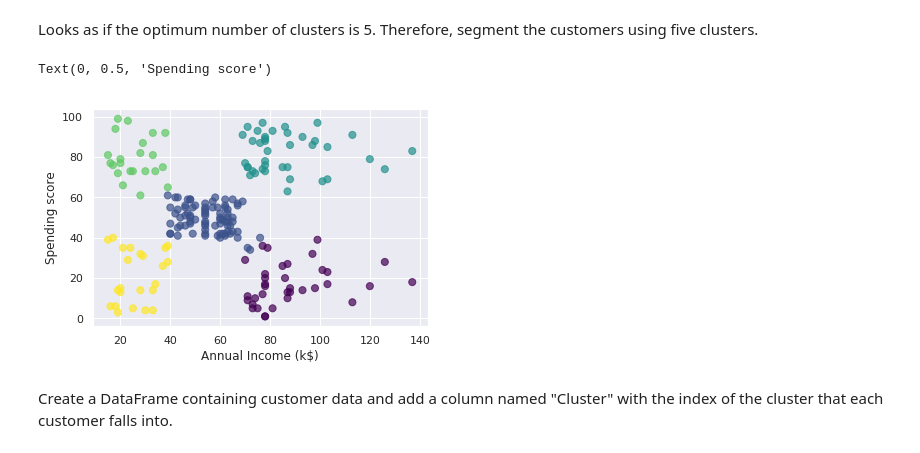
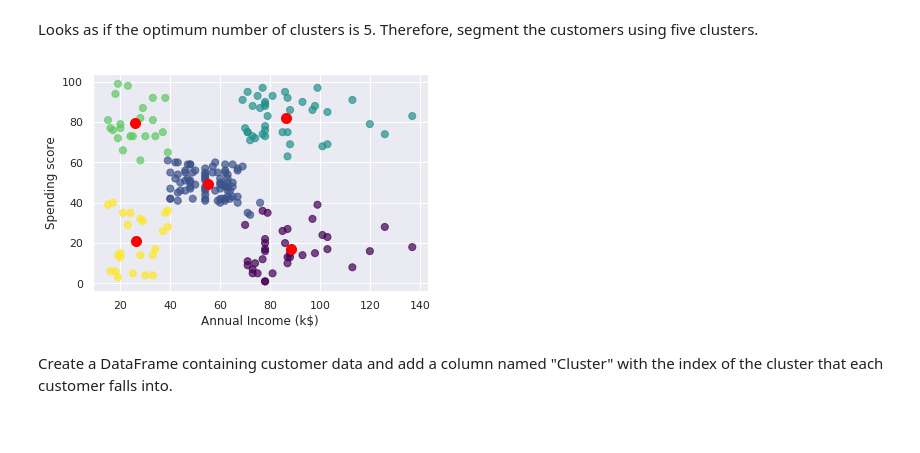
Before and after one commit to jeffprosise/Machine-Learning, a Jupyter notebook: Clustering.ipynb, the cells around one changed output. Cells and saved outputs as stored; diff of their text form; code cells hidden in the pictures.

```diff
--- a/Clustering.ipynb
+++ b/Clustering.ipynb
@@ -90,12 +98,13 @@ plt.scatter(centers[:, 0], centers[:, 1], c='red', s=100);
 # %% [markdown]
 Add a new data point to the mix.
 # %%
-point = [-0.5, 5]
-p = np.array([point])
+point = np.array([[-0.5, 5]])
+px = point[:, 0]
+py = point[:, 1]
 
-plt.scatter(x[:, 0], x[:, 1], c=y_predicted, s=50, alpha=0.7, cmap='viridis')
+plt.scatter(x, y, c=predicted_cluster_indexes, s=50, alpha=0.7, cmap='viridis')
 plt.scatter(centers[:, 0], centers[:, 1], c='red', s=100);
-plt.scatter(p[:, 0], p[:, 1], c='orange', s=200);
+plt.scatter(px, py, c='orange', s=200);
 # %% [output]
 [figure]
 # %% [markdown]
@@ -120,7 +129,7 @@ Show the distance from the point to each center.
 # %%
 d = []
 for i in range(len(centers)):
-    d.append(np.sqrt((p[0][0] - centers[i][0])**2 + (p[0][1] - centers[i][1])**2))
+    d.append(np.sqrt((px - centers[i][0])**2 + (py - centers[i][1])**2))
 
 print(d)
 # %% [output]
@@ -173,5 +178,9 @@ Plot the data points.
 # %%
-plt.scatter(x[:, 0], x[:, 1], s=50, alpha=0.7);
+points = customers.iloc[:, 3:5].values
+x = points[:, 0]
+y = points[:, 1]
+
+plt.scatter(x, y, s=50, alpha=0.7);
 plt.xlabel('Annual Income (k$)')
 plt.ylabel('Spending score')
 # %% [output]
@@ -184,7 +193,7 @@ inertias = []
 
 for i in range(1, 10):
     kmeans = KMeans(n_clusters=i, random_state=0)
-    kmeans.fit(x)
+    kmeans.fit(points)
     inertias.append(kmeans.inertia_)
 
 plt.plot(range(1, 10), inertias)
@@ -197,19 +206,17 @@ Text(0, 0.5, 'Inertia')
 Looks as if the optimum number of clusters is 5. Therefore, segment the customers using five clusters.
 # %%
 kmeans = KMeans(n_clusters=5, random_state=0)
-kmeans.fit(x)
-y_predicted = kmeans.predict(x)
+kmeans.fit(points)
+predicted_cluster_indexes = kmeans.predict(points)
 
-plt.scatter(x[:, 0], x[:, 1], c=y_predicted, s=50, alpha=0.7, cmap='viridis')
+plt.scatter(x, y, c=predicted_cluster_indexes, s=50, alpha=0.7, cmap='viridis')
 plt.xlabel('Annual Income (k$)')
 plt.ylabel('Spending score')
 
-# Uncomment the following two lines to show centers, too
-#centers = kmeans.cluster_centers_
-#plt.scatter(centers[:, 0], centers[:, 1], c='red', s=100);
+centers = kmeans.cluster_centers_
+plt.scatter(centers[:, 0], centers[:, 1], c='red', s=100);
 # %% [output]
-Text(0, 0.5, 'Spending score')
-[figure, old version]
+[figure, new version]
 # %% [markdown]
 Create a DataFrame containing customer data and add a column named "Cluster" with the index of the cluster that each customer falls into.
 # %%
```
Also changed, not shown: parts of 19 cells of this notebook.
